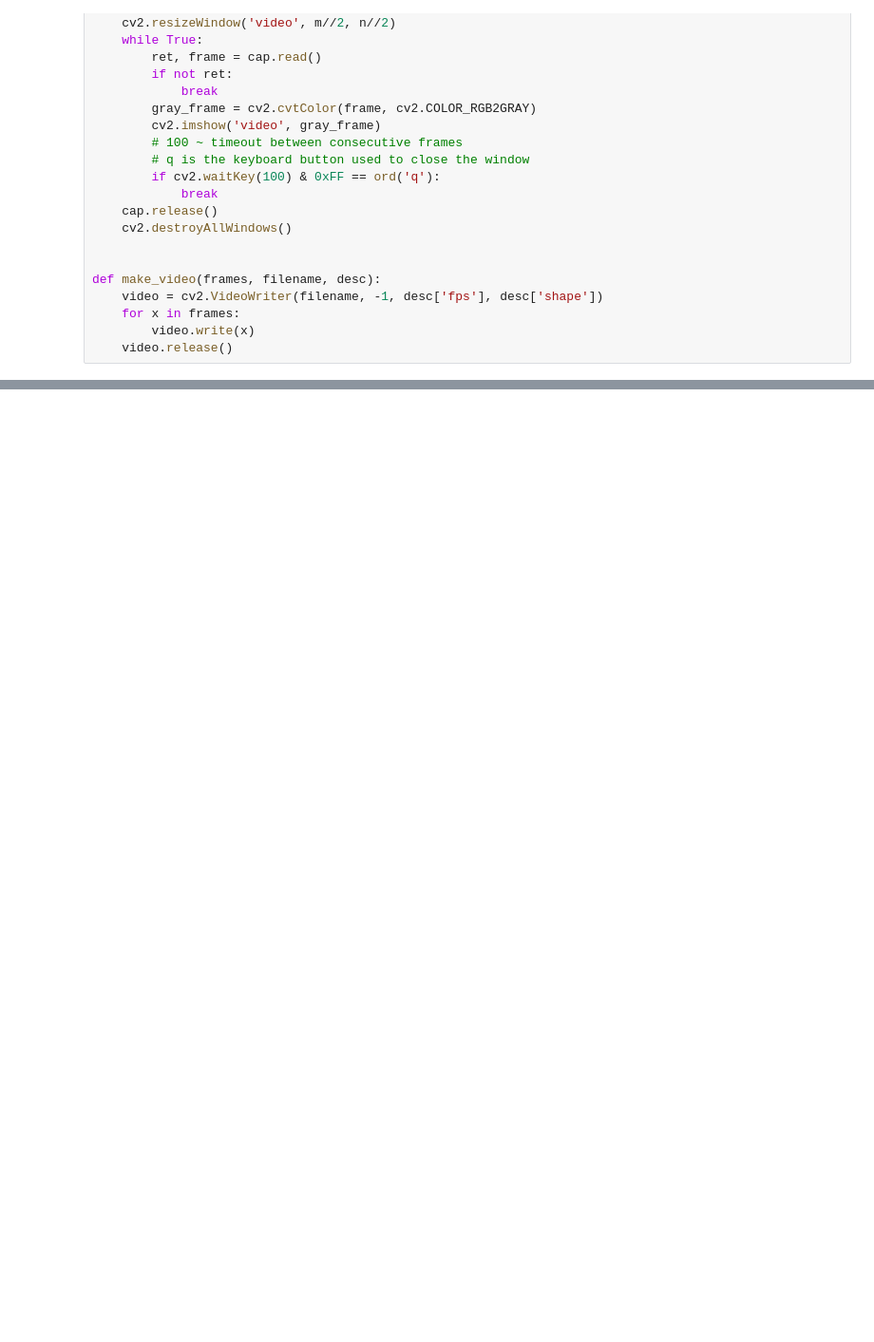
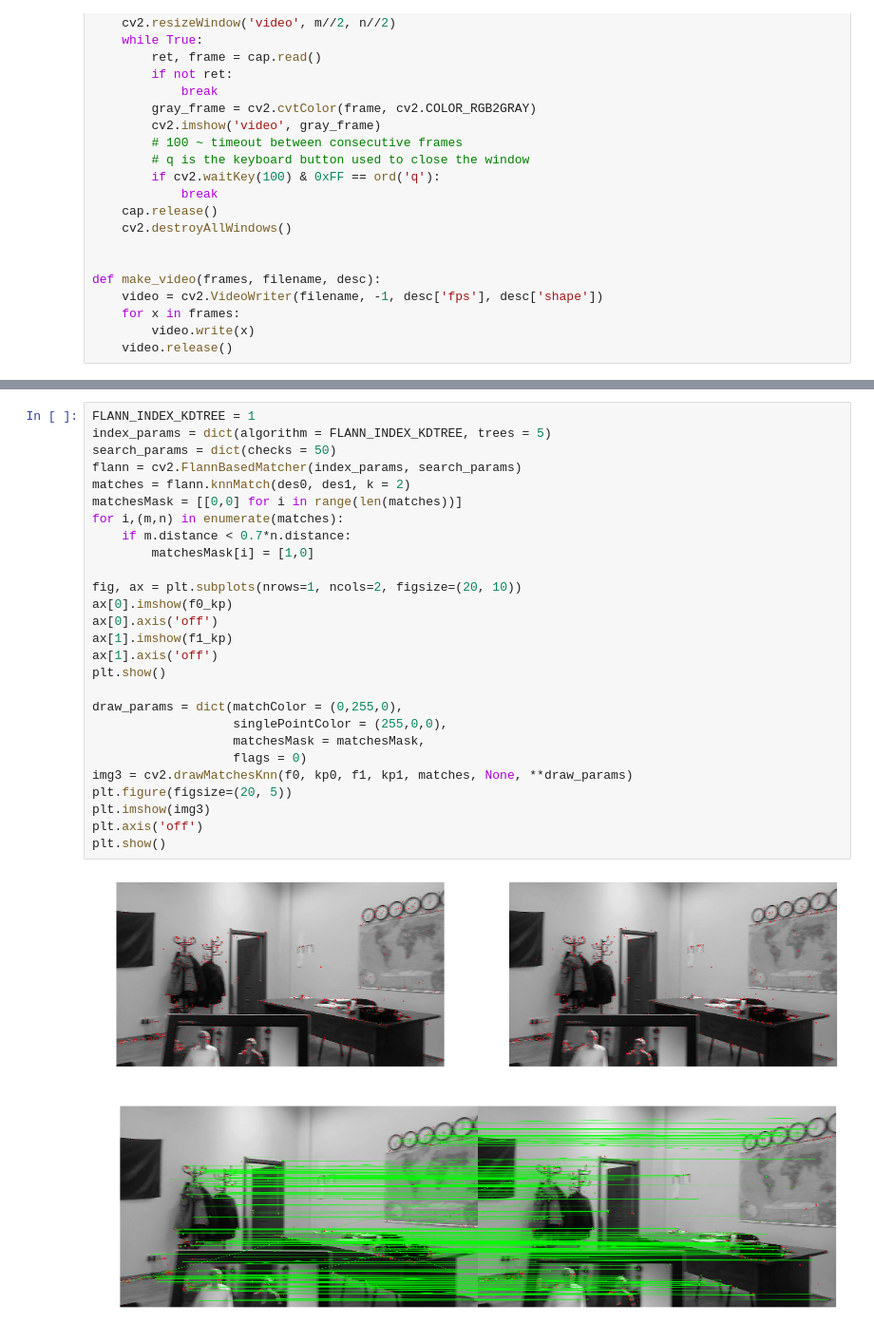
Before and after one commit to Odessit007/Signal-Processing-Notebooks, a Jupyter notebook: lab6.ipynb, the cells around one changed output, grey strips where cells are left out. Shown at 95% size. Drawn from its saved outputs; the diff is of its cells as text; blank space fills up the shorter version.

```diff
--- a/lab6.ipynb
+++ b/lab6.ipynb
@@ -74,0 +116,30 @@ Codec: avc1
+# %%
+FLANN_INDEX_KDTREE = 1
+index_params = dict(algorithm = FLANN_INDEX_KDTREE, trees = 5)
+search_params = dict(checks = 50)
+flann = cv2.FlannBasedMatcher(index_params, search_params)
+matches = flann.knnMatch(des0, des1, k = 2)
+matchesMask = [[0,0] for i in range(len(matches))]
+for i,(m,n) in enumerate(matches):
+    if m.distance < 0.7*n.distance:
+        matchesMask[i] = [1,0]
+
+fig, ax = plt.subplots(nrows=1, ncols=2, figsize=(20, 10))
+ax[0].imshow(f0_kp)
+ax[0].axis('off')
+ax[1].imshow(f1_kp)
+ax[1].axis('off')
+plt.show()
+
+draw_params = dict(matchColor = (0,255,0),
+                   singlePointColor = (255,0,0),
+                   matchesMask = matchesMask,
+                   flags = 0)
+img3 = cv2.drawMatchesKnn(f0, kp0, f1, kp1, matches, None, **draw_params)
+plt.figure(figsize=(20, 5))
+plt.imshow(img3)
+plt.axis('off')
+plt.show()
+# %% [output]
+[figure, added]
+[figure, added]
```
Also changed, not shown: parts of 7 cells of this notebook.
